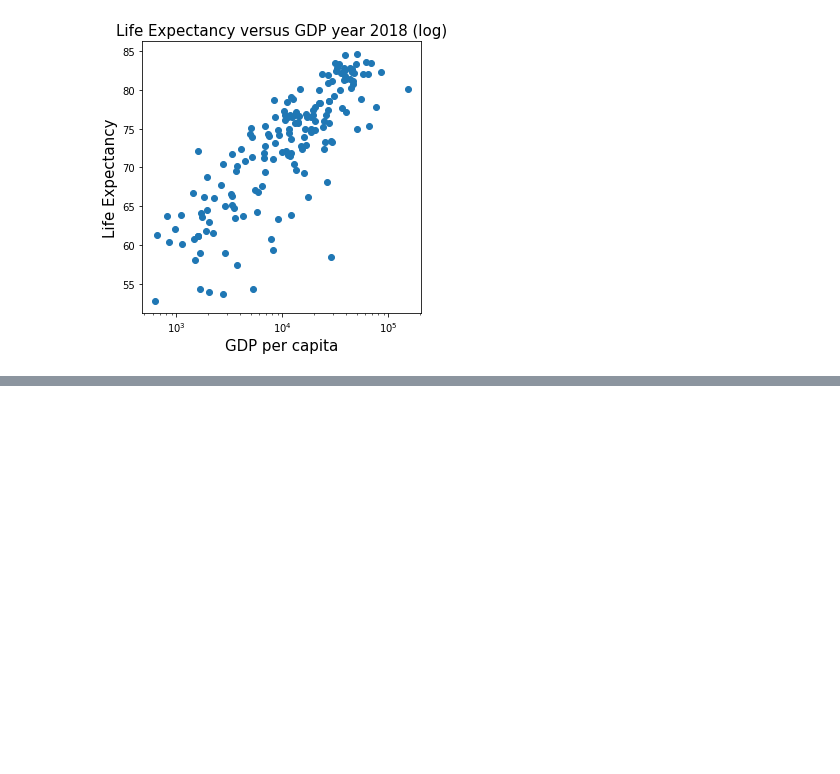
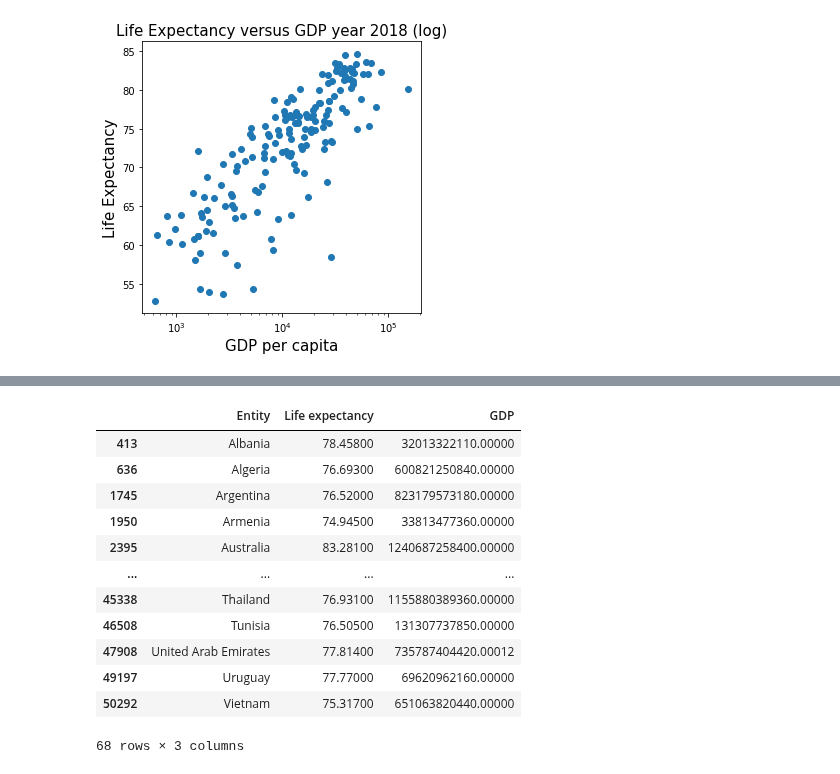
Before and after one commit to lukasmartinsson/dat405, a Jupyter notebook: labb1/labb1.ipynb, the cells around one changed output, grey strips where cells are left out. Saved outputs shown, nothing was run; the diff lists cells and outputs as text; code cells hidden in the pictures; blank space fills up the shorter version.

```diff
--- a/labb1/labb1.ipynb
+++ b/labb1/labb1.ipynb
@@ -44,0 +67,32 @@ KeyError: 'mean'
+# %%
+# e)
+
+lifeexpect = df1.loc['50%']['Life expectancy']
+
+df2018['GDP'] = df2018['GDP per capita'] * df2018['Total population (Gapminder, HYDE & UN)']
+df1 = df2018.describe()
+mediangdp = df1.loc['50%']['GDP']
+meangdp = df1.loc['mean']['GDP']
+
+
+df3 = df2018.loc[(df2018['Life expectancy'] > lifeexpect) & (df2018['GDP'] < mediangdp)]
+df4 = df2018.loc[(df2018['Life expectancy'] > lifeexpect) & (df2018['GDP'] < meangdp)]
+
+# If you prefer the median as an average
+df3[['Entity','Life expectancy', 'GDP']]
+# If you prefer the mean as an average
+df4[['Entity','Life expectancy', 'GDP']]
+# %% [output]
+|  | Entity | Life expectancy | GDP |
+| 413 | Albania | 78.45800 | 32013322110.00000 |
+| 636 | Algeria | 76.69300 | 600821250840.00000 |
+| 1745 | Argentina | 76.52000 | 823179573180.00000 |
+| 1950 | Armenia | 74.94500 | 33813477360.00000 |
+| 2395 | Australia | 83.28100 | 1240687258400.00000 |
+| ... | ... | ... | ... |
+| 45338 | Thailand | 76.93100 | 1155880389360.00000 |
+| 46508 | Tunisia | 76.50500 | 131307737850.00000 |
+| 47908 | United Arab Emirates | 77.81400 | 735787404420.00012 |
+| 49197 | Uruguay | 77.77000 | 69620962160.00000 |
+| 50292 | Vietnam | 75.31700 | 651063820440.00000 |
+68 rows × 3 columns
```
Also changed, not shown: parts of 5 cells of this notebook.
